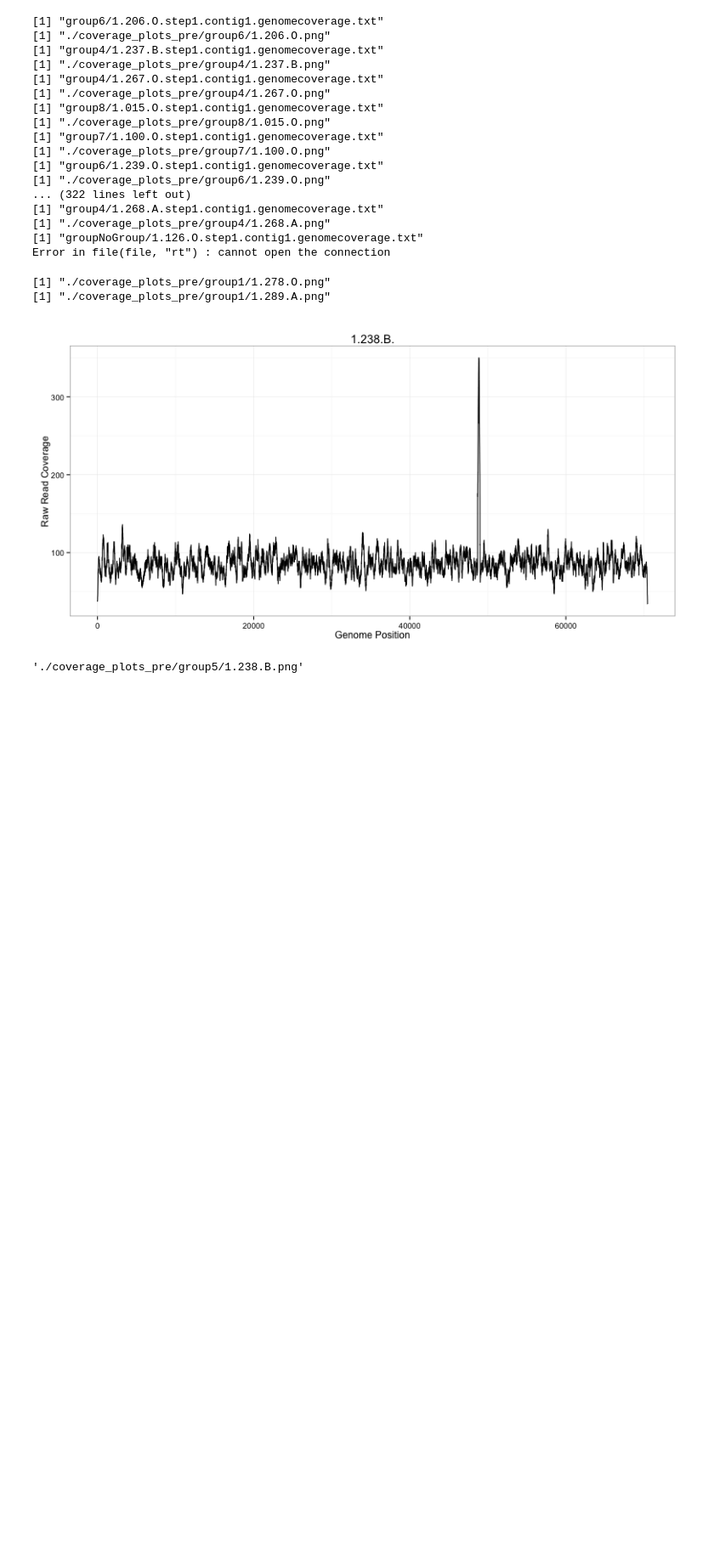
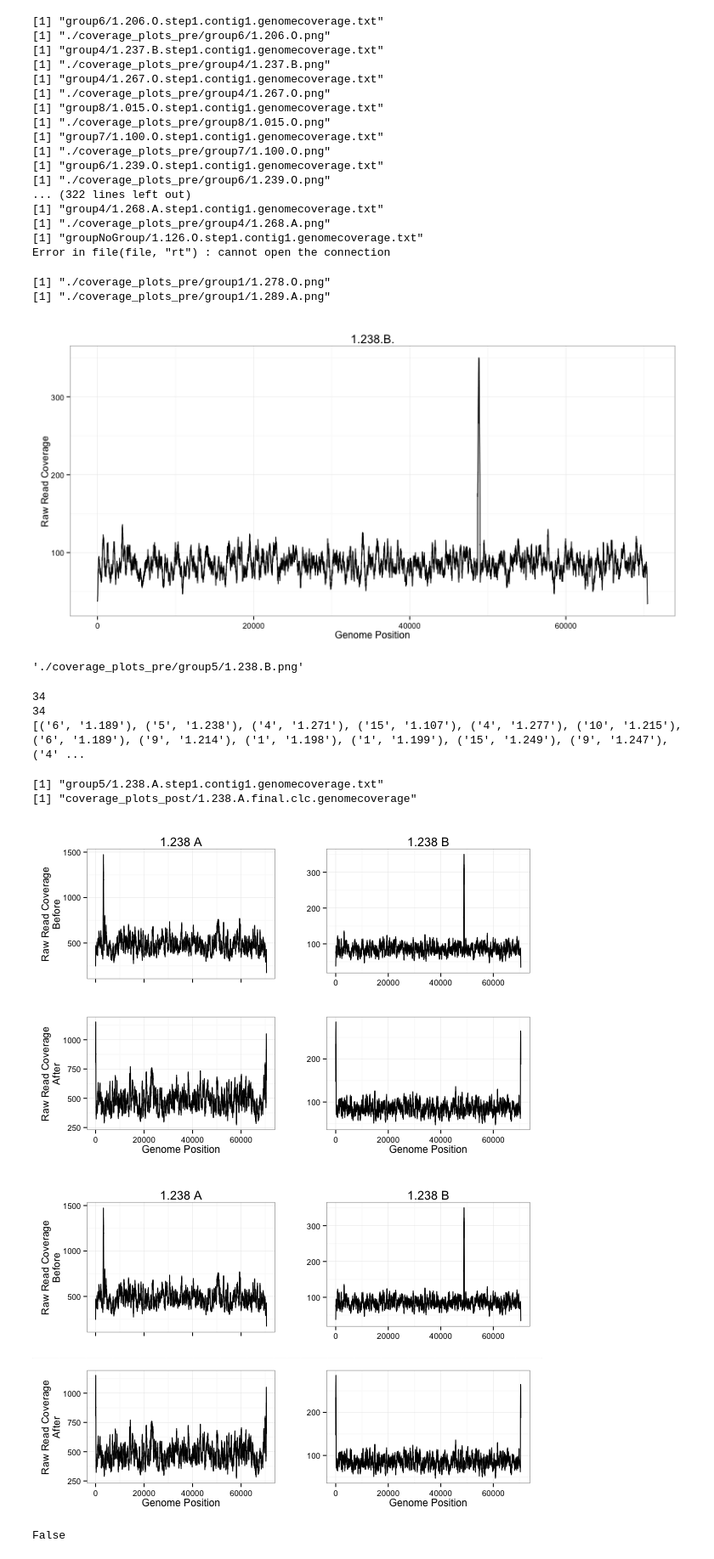
Before and after one commit to juliambrosman/nahant-genome-rearrangement, a Jupyter notebook: plot_coverage.ipynb, the cells around one changed output. Shown at 85% size. Drawn from its saved outputs; the diff is of its cells as text; code cells hidden in the pictures; blank space fills up the shorter version.

```diff
--- a/plot_coverage.ipynb
+++ b/plot_coverage.ipynb
@@ -159,3 +178,66 @@ plotnames[100]
 './coverage_plots_pre/group5/1.238.B.png'
 # %%
 ls("./coverage_plots_pre/group1/")
+# %%
+phagepre = []
+phage_reps = []
+
+
+for p in phages:
+    pre = ".".join(p.split(".")[0:2])
+    if pre not in phagepre:
+        phagepre.append(pre)
+    else:
+        phage_reps.append(pre)
+
+repgroups = []
+
+for r in phage_reps:
+    for g in phage_grp.keys():
+        if r in g:
+            repgroups.append(phage_grp[g].split(":")[-1])
+            break
+
+print(len(phage_reps))
+print(len(repgroups))
+print(zip(repgroups, phage_reps))
+# %% [output]
+34
+34
+[('6', '1.189'), ('5', '1.238'), ('4', '1.271'), ('15', '1.107'), ('4', '1.277'), ('10', '1.215'), ('6', '1.189'), ('9', '1.214'), ('1', '1.198'), ('1', '1.199'), ('15', '1.249'), ('9', '1.247'), ('4' ...
+# %%
+%%R -w 600 -h 400
+
+group <- "group5"
+item <- "1.238"
+beforeA <- paste(group,"/",item,".A.","step1.contig1.genomecoverage.txt",sep="")
+print(beforeA)
+afterA <- paste("coverage_plots_post","/",item,".A.","final.clc.genomecoverage",sep="")
+print(afterA)
+beforeB <- paste(group,"/",item,".B.","step1.contig1.genomecoverage.txt",sep="")
+afterB <- paste("coverage_plots_post","/",item,".B.","final.clc.genomecoverage",sep="")
+bcA <- read.table(beforeA, sep="\t")
+acA <- read.table(afterA, sep="\t")
+bcB <- read.table(beforeB, sep="\t")
+acB <- read.table(afterB, sep="\t")
+
+bpA <- bcA %>% ggplot(aes(V2, V3)) + geom_line() +theme_bw() + theme(axis.text.x = element_blank())+ labs(y="Raw Read Coverage\nBefore",
+                                                                    title=paste(item,"A"), x = "")-> p
+bpB <- bcB %>% ggplot(aes(V2, V3)) + geom_line() +theme_bw() + labs(title=paste(item, "B"), y="", x="")-> p
+apA <- acA %>% ggplot(aes(V2, V3)) + geom_line() +theme_bw() + labs(x="Genome Position", y="Raw Read Coverage\nAfter")-> p
+apB <- acB %>% ggplot(aes(V2, V3)) + geom_line() +theme_bw() + labs(x="Genome Position", y="")-> p
+
+final <- grid.arrange(bpA, bpB, apA, apB,
+             ncol = 2, nrow = 2, widths = c(6, 6), heights = c(7,6))
+plot(final)
+# %% [output]
+[1] "group5/1.238.A.step1.contig1.genomecoverage.txt"
+[1] "coverage_plots_post/1.238.A.final.clc.genomecoverage"
+[figure, added]
+[figure, added]
+# %%
+op.exists("group5/1.238.A.step1.contig1.genomecoverage.txt")
+op.exists("coverage_plots_post/1.238.A.final.clc.genomecoverage")
+#os.mkdir("coverage_plots_post")
+# %% [output]
+False
```
Also changed, not shown: parts of 25 cells of this notebook, 2 other files.
